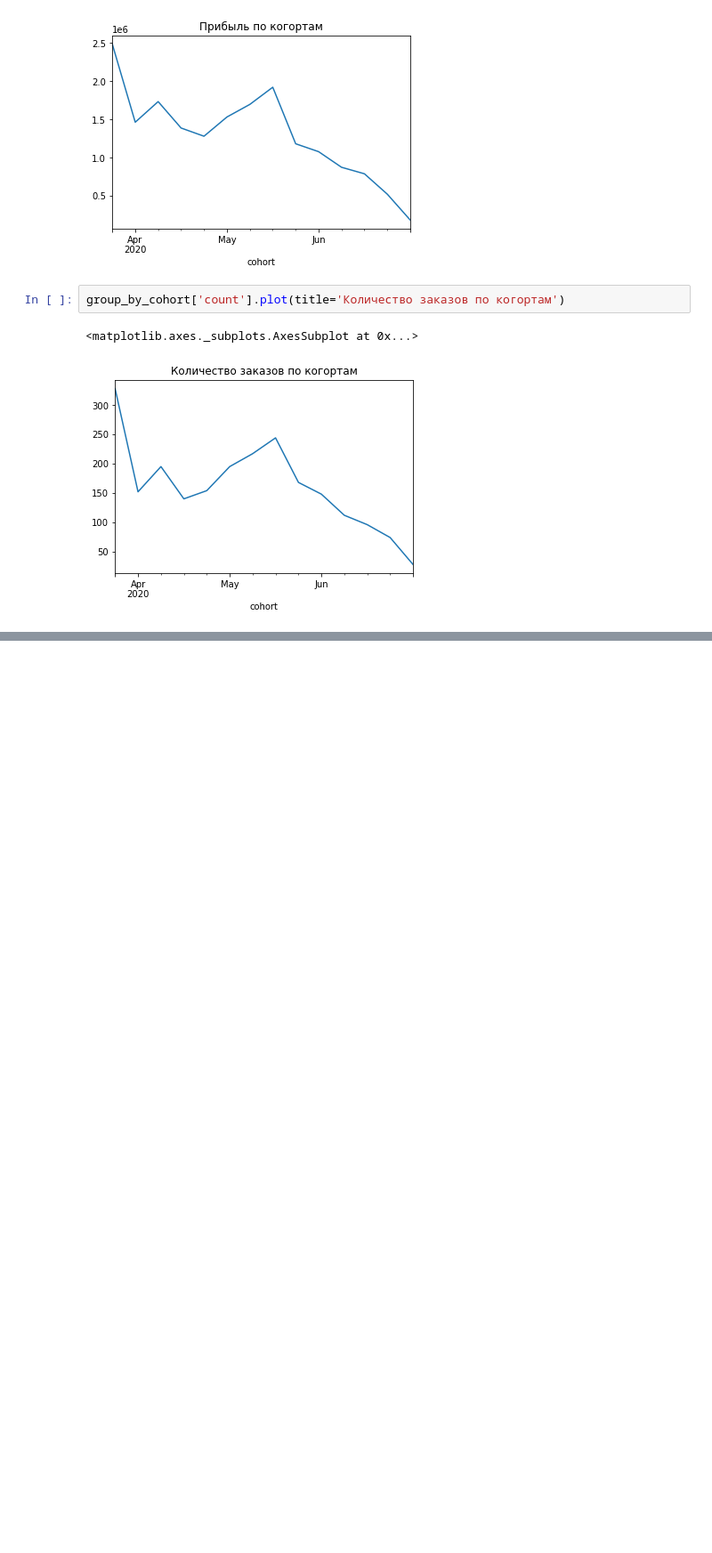
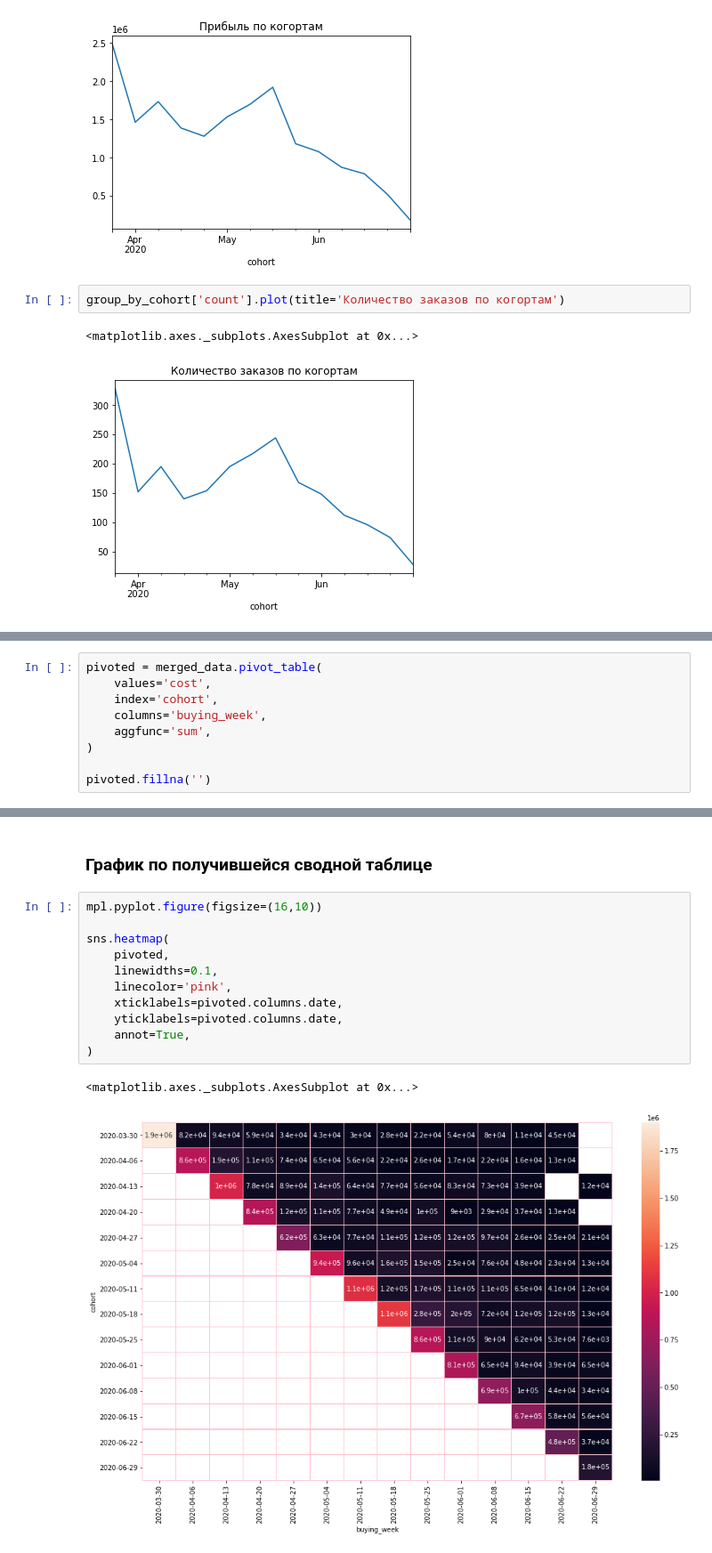
Before and after one commit to LotFullKa/PyProjects, a Jupyter notebook: praktika.ipynb, the cells around one changed output, grey strips where cells are left out. Shown at 89% size. Cells and saved outputs as stored; diff of their text form; blank space fills up the shorter version.

```diff
--- a/praktika.ipynb
+++ b/praktika.ipynb
@@ -142,0 +203,9 @@ group_by_cohort['count'].plot(title='Количество заказов по к
+# %%
+pivoted = merged_data.pivot_table(
+    values='cost',
+    index='cohort',
+    columns='buying_week',
+    aggfunc='sum',
+)
+
+pivoted.fillna('')
@@ -142,0 +229,16 @@ group_by_cohort['count'].plot(title='Количество заказов по к
+# %% [markdown]
+### График по получившейся сводной таблице
+# %%
+mpl.pyplot.figure(figsize=(16,10))
+
+sns.heatmap(
+    pivoted,
+    linewidths=0.1,
+    linecolor='pink',
+    xticklabels=pivoted.columns.date,
+    yticklabels=pivoted.columns.date,
+    annot=True,
+)
+# %% [output]
+<matplotlib.axes._subplots.AxesSubplot at 0x...>
+[figure, added]
```
Also changed, not shown: parts of 13 cells of this notebook.
